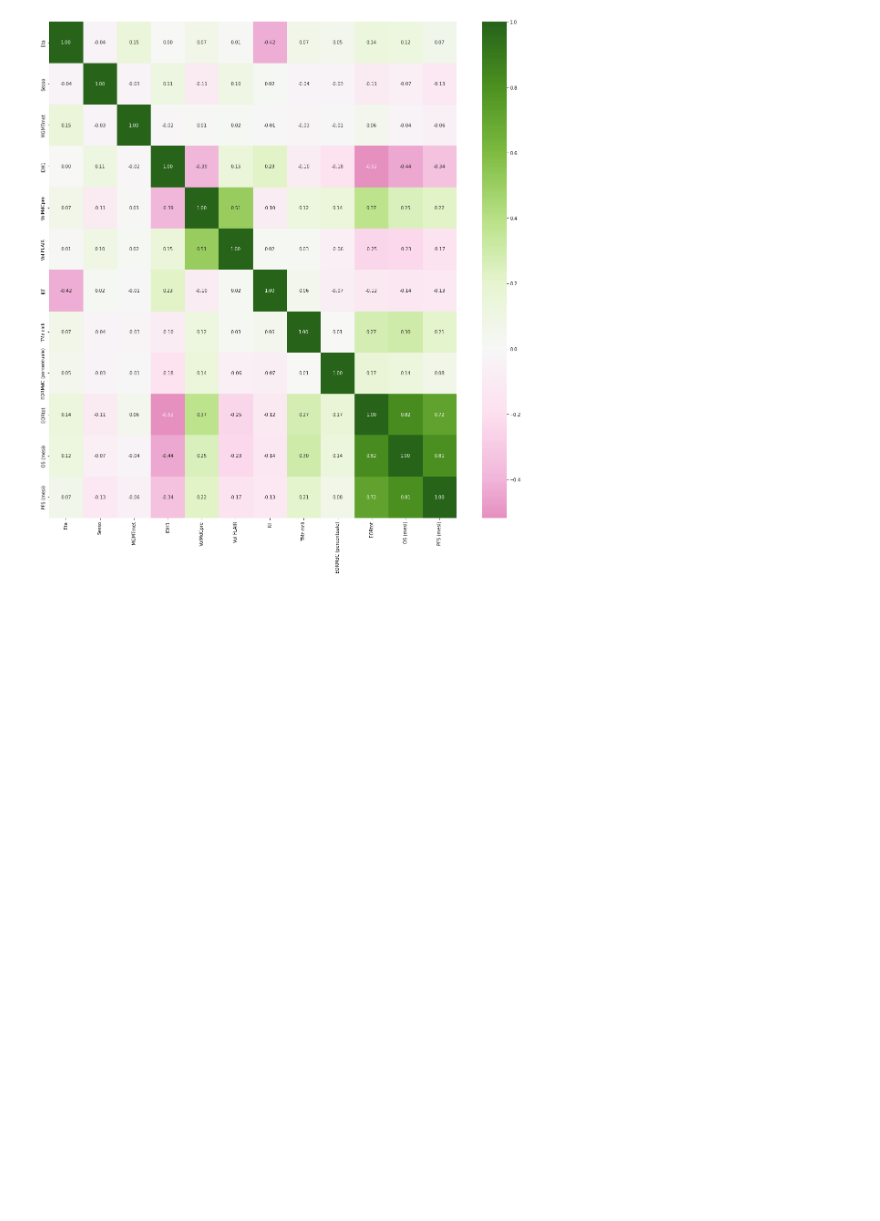
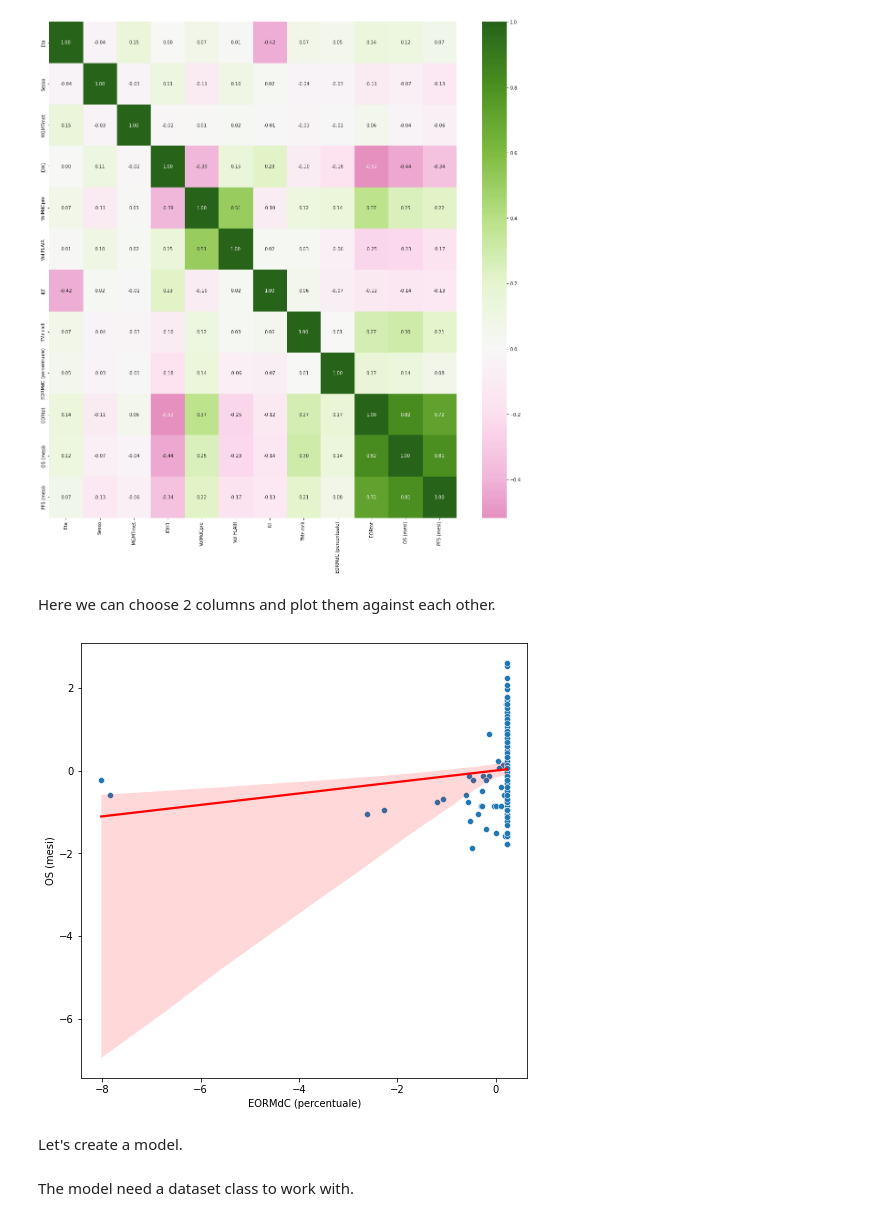
Before and after one commit to gullo97/medicine2, a Jupyter notebook: data_preprocess.ipynb, the cells around one changed output. Saved outputs shown, nothing was run; the diff lists cells and outputs as text; code cells hidden in the pictures; blank space fills up the shorter version.

```diff
--- a/data_preprocess.ipynb
+++ b/data_preprocess.ipynb
@@ -88,3 +88,19 @@ sns.heatmap(corr, annot=True, fmt=".2f", center=0, cmap='PiYG')
 plt.show()
 # %% [output]
 [figure]
+# %% [markdown]
+Here we can choose 2 columns and plot them against each other.
+# %%
+def plot_correlation(column_1, column_2):
+    plt.figure(figsize=(8,8))
+    sns.scatterplot(x=column_1, y=column_2, data=data)
+    # plot line of best fit
+    sns.regplot(x=column_1, y=column_2, data=data, scatter=False, color='red')
+    plt.show()
+
+
+plot_correlation(data[data.columns[-4]], data['OS (mesi)'])
+# %% [output]
+[figure, added]
+# %% [markdown]
+Let's create a model.
@@ -90,0 +175,2 @@ plt.show()
+# %% [markdown]
+The model need a dataset class to work with.
```
Also changed, not shown: parts of 8 cells of this notebook.
